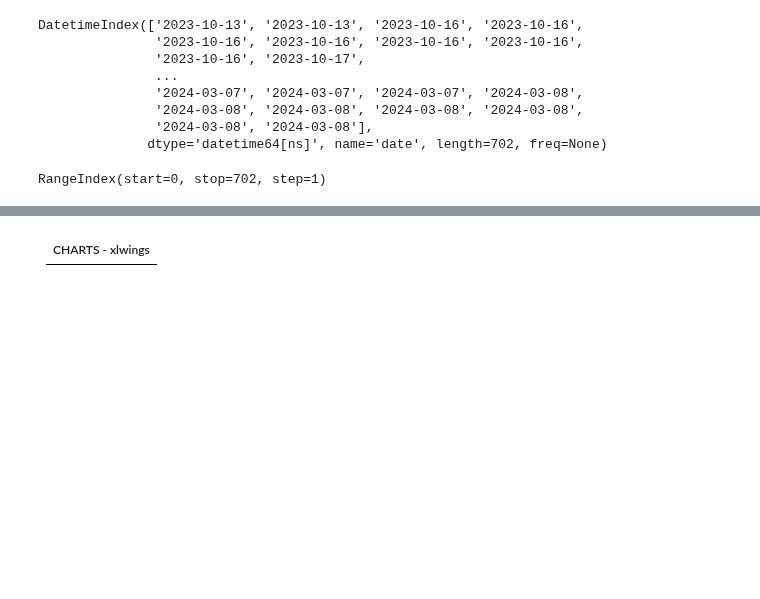
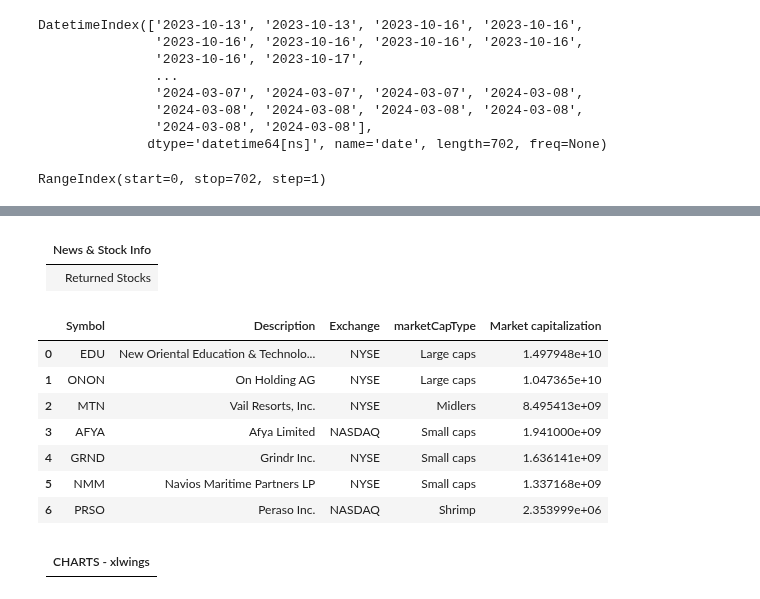
Before and after one commit to sudz4/dark-trader, a Jupyter notebook: gus_DATA.ipynb, the cells around one changed output, grey strips where cells are left out. Cells and saved outputs as stored; diff of their text form; code cells hidden in the pictures; blank space fills up the shorter version.

```diff
--- a/gus_DATA.ipynb
+++ b/gus_DATA.ipynb
@@ -798,3 +798,7 @@ chart_historical_df.head(5)
 | 2 | 2023-10-16 | ONON | 24.89 | 25.340 | 23.81 | 23.81 | 4008727.0 | 56.818 | 44.6984 | 48.552933 | 65.124959 | ... |
 | 3 | 2023-10-16 | AFYA | 15.83 | 16.160 | 15.36 | 15.44 | 292307.0 | 55.416 | 40.0164 | 48.022933 | 48.693306 | ... |
 | 4 | 2023-10-16 | EDU | 62.82 | 63.365 | 61.23 | 61.42 | 622083.0 | 64.900 | 45.5784 | 51.182267 | 53.402204 | ... |
+# %% [markdown]
+| News & Stock Info |
+|-|
+| Returned Stocks |
@@ -801,3 +807,17 @@ chart_historical_df.head(5)
+# %%
+"""NEWS AND THAT INTERNATIONALIZATION SHIT GOES HERE"""
+info_news_df = pd.DataFrame(tv_L2_df, columns=['Symbol', 'Description','Exchange', 'marketCapType', 'Market capitalization'])
+
+info_news_df
+# %% [output]
+|  | Symbol | Description | Exchange | marketCapType | Market capitalization |
+| 0 | EDU | New Oriental Education & Technolo... | NYSE | Large caps | 1.497948e+10 |
+| 1 | ONON | On Holding AG | NYSE | Large caps | 1.047365e+10 |
+| 2 | MTN | Vail Resorts, Inc. | NYSE | Midlers | 8.495413e+09 |
+| 3 | AFYA | Afya Limited | NASDAQ | Small caps | 1.941000e+09 |
+| 4 | GRND | Grindr Inc. | NYSE | Small caps | 1.636141e+09 |
+| 5 | NMM | Navios Maritime Partners LP | NYSE | Small caps | 1.337168e+09 |
+| 6 | PRSO | Peraso Inc. | NASDAQ | Shrimp | 2.353999e+06 |
 # %% [markdown]
 | CHARTS - xlwings |
 |-|
```
Also changed, not shown: parts of 2 cells of this notebook.
